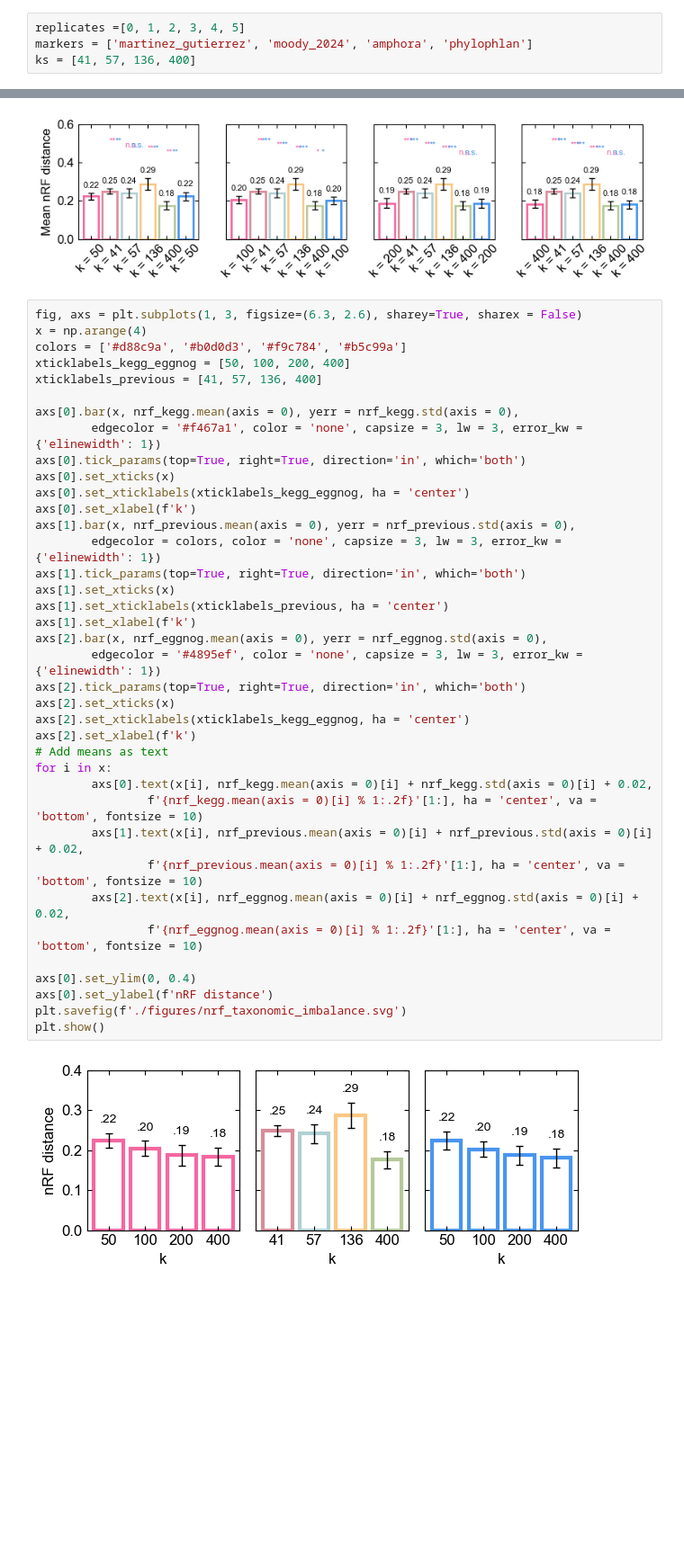
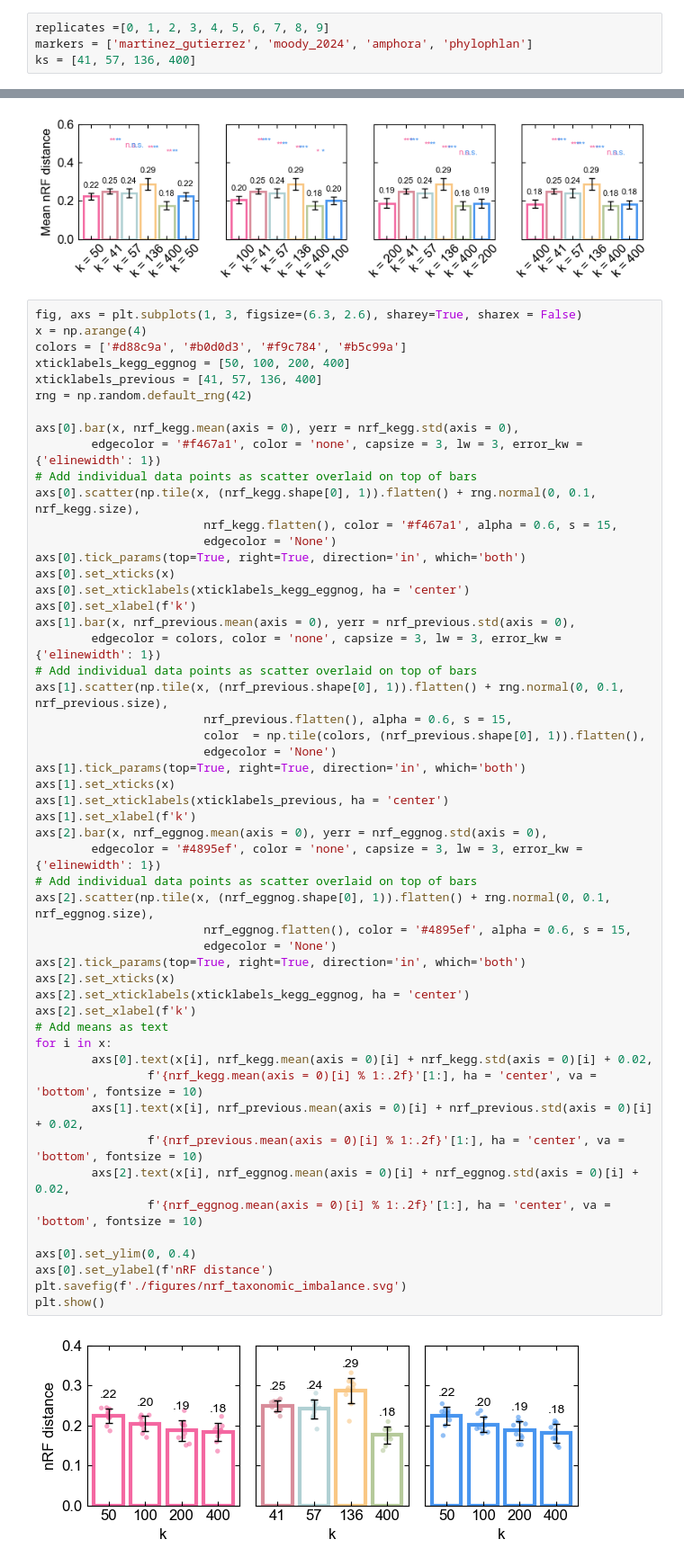
Before and after one commit to HSecaira/AugmentingPhyloSignalMicrobes, a Jupyter notebook: taxonomic_imbalance/tree_quality.ipynb, the cells around one changed output, grey strips where cells are left out. Shown at 90% size. Saved outputs shown, nothing was run; the diff lists cells and outputs as text; blank space fills up the shorter version.

```diff
--- a/taxonomic_imbalance/tree_quality.ipynb
+++ b/taxonomic_imbalance/tree_quality.ipynb
@@ -180,7 +180,7 @@ lpp_eggnog.shape
 # %% [output]
 (10, 4)
 # %%
-replicates =[0, 1, 2, 3, 4, 5]
+replicates =[0, 1, 2, 3, 4, 5, 6, 7, 8, 9]
 markers = ['martinez_gutierrez', 'moody_2024', 'amphora', 'phylophlan']
 ks = [41, 57, 136, 400]
 # %%
@@ -577,39 +591,53 @@ x = np.arange(4)
 colors = ['#d88c9a', '#b0d0d3', '#f9c784', '#b5c99a']
 xticklabels_kegg_eggnog = [50, 100, 200, 400]
 xticklabels_previous = [41, 57, 136, 400]
+rng = np.random.default_rng(42)
 
 axs[0].bar(x, nrf_kegg.mean(axis = 0), yerr = nrf_kegg.std(axis = 0),
         edgecolor = '#f467a1', color = 'none', capsize = 3, lw = 3, error_kw = {'elinewidth': 1})
+# Add individual data points as scatter overlaid on top of bars
+axs[0].scatter(np.tile(x, (nrf_kegg.shape[0], 1)).flatten() + rng.normal(0, 0.1, nrf_kegg.size),
+                        nrf_kegg.flatten(), color = '#f467a1', alpha = 0.6, s = 15,
+                        edgecolor = 'None')
 axs[0].tick_params(top=True, right=True, direction='in', which='both')
 axs[0].set_xticks(x)
 axs[0].set_xticklabels(xticklabels_kegg_eggnog, ha = 'center')
 axs[0].set_xlabel(f'k')
 axs[1].bar(x, nrf_previous.mean(axis = 0), yerr = nrf_previous.std(axis = 0),
         edgecolor = colors, color = 'none', capsize = 3, lw = 3, error_kw = {'elinewidth': 1})
+# Add individual data points as scatter overlaid on top of bars
+axs[1].scatter(np.tile(x, (nrf_previous.shape[0], 1)).flatten() + rng.normal(0, 0.1, nrf_previous.size),
+                        nrf_previous.flatten(), alpha = 0.6, s = 15,
+                        color  = np.tile(colors, (nrf_previous.shape[0], 1)).flatten(),
+                        edgecolor = 'None')
 axs[1].tick_params(top=True, right=True, direction='in', which='both')
 axs[1].set_xticks(x)
 axs[1].set_xticklabels(xticklabels_previous, ha = 'center')
 axs[1].set_xlabel(f'k')
 axs[2].bar(x, nrf_eggnog.mean(axis = 0), yerr = nrf_eggnog.std(axis = 0),
         edgecolor = '#4895ef', color = 'none', capsize = 3, lw = 3, error_kw = {'elinewidth': 1})
+# Add individual data points as scatter overlaid on top of bars
+axs[2].scatter(np.tile(x, (nrf_eggnog.shape[0], 1)).flatten() + rng.normal(0, 0.1, nrf_eggnog.size),
+                        nrf_eggnog.flatten(), color = '#4895ef', alpha = 0.6, s = 15,
+                        edgecolor = 'None')
 axs[2].tick_params(top=True, right=True, direction='in', which='both')
 axs[2].set_xticks(x)
 axs[2].set_xticklabels(xticklabels_kegg_eggnog, ha = 'center')
 axs[2].set_xlabel(f'k')
 # Add means as text
 for i in x:
         axs[0].text(x[i], nrf_kegg.mean(axis = 0)[i] + nrf_kegg.std(axis = 0)[i] + 0.02,
                 f'{nrf_kegg.mean(axis = 0)[i] % 1:.2f}'[1:], ha = 'center', va = 'bottom', fontsize = 10)
         axs[1].text(x[i], nrf_previous.mean(axis = 0)[i] + nrf_previous.std(axis = 0)[i] + 0.02,
                 f'{nrf_previous.mean(axis = 0)[i] % 1:.2f}'[1:], ha = 'center', va = 'bottom', fontsize = 10)
         axs[2].text(x[i], nrf_eggnog.mean(axis = 0)[i] + nrf_eggnog.std(axis = 0)[i] + 0.02,
                 f'{nrf_eggnog.mean(axis = 0)[i] % 1:.2f}'[1:], ha = 'center', va = 'bottom', fontsize = 10)
 
 axs[0].set_ylim(0, 0.4)
 axs[0].set_ylabel(f'nRF distance')
 plt.savefig(f'./figures/nrf_taxonomic_imbalance.svg')
 plt.show()
 # %% [output]
-[figure, old version]
+[figure, new version]
 # %%
 results_nrf_kegg
```
Also changed, not shown: parts of 8 cells of this notebook, 9 other files.
